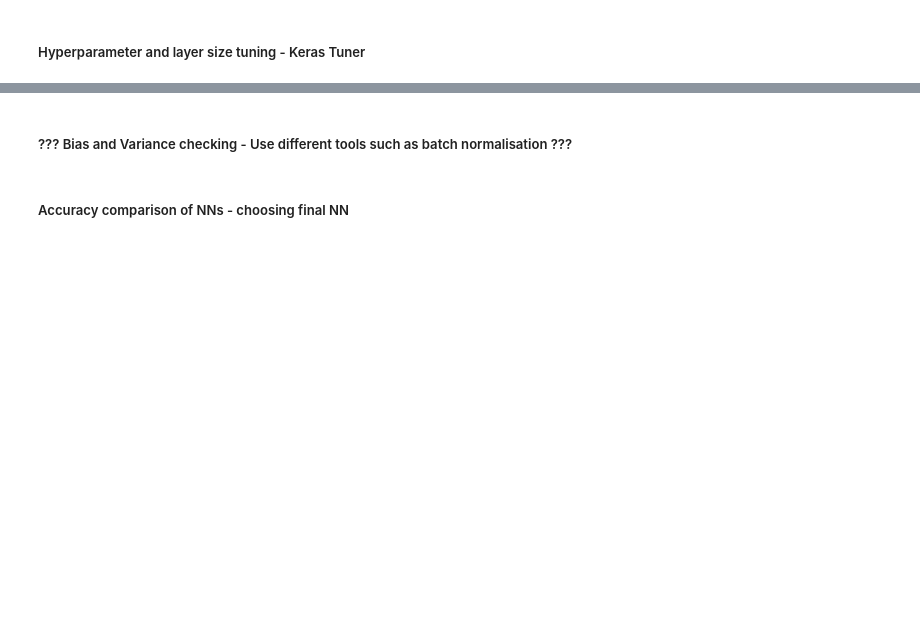
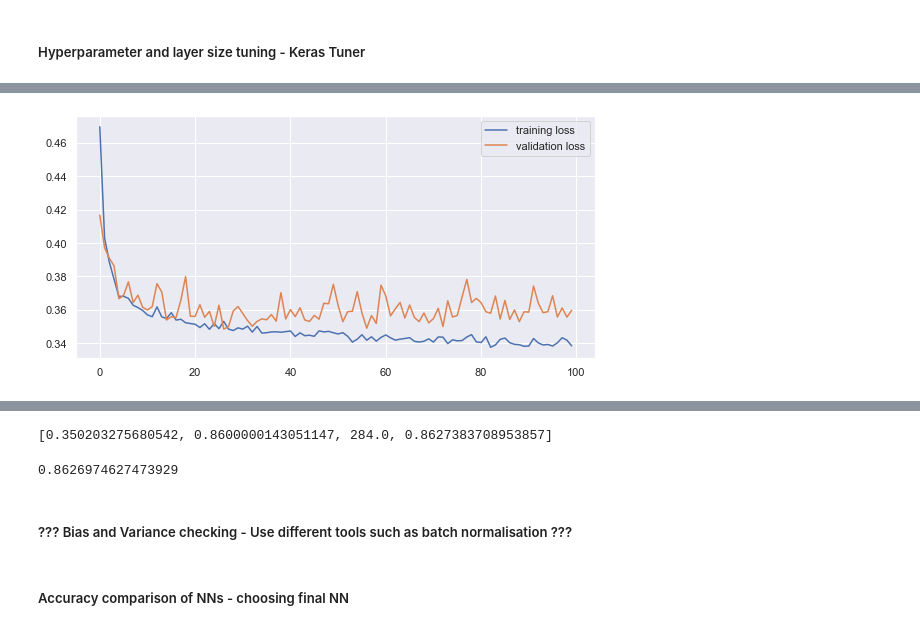
Before and after one commit to AML-final-course-project/SMM284, a Jupyter notebook: customer_churn.ipynb, the cells around one changed output, grey strips where cells are left out. Saved outputs shown, nothing was run; the diff lists cells and outputs as text; code cells hidden in the pictures; blank space fills up the shorter version.

```diff
--- a/customer_churn.ipynb
+++ b/customer_churn.ipynb
@@ -650,0 +1033,13 @@ model_benchmarking.evaluate(X_test, Y_test)
+# %%
+# create tunner
+tuner = kt.Hyperband(train_model_hp,
+                     # set an obejective of minimise loss
+                     objective='val_loss',
+                     max_epochs=100,
+                     factor=3,
+                     seed=235,
+                    #  directory='/Users/timliu/Documents/GitHub/SMM284',
+                    #  project_name='train_model_hp'
+                    )
+# find the best values
+tuner.search(X_train, Y_train, validation_data=(X_valid,Y_valid))
@@ -650,0 +1053,10 @@ model_benchmarking.evaluate(X_test, Y_test)
+# %%
+# get the best hyperparameters
+best_hps = tuner.get_best_hyperparameters()[0]
+
+# print out the best parameters
+print("\033[1m---------------------Best Parameters---------------------\033[0m")
+print("Best number of hidden layers: " + str(best_hps['num_layers']))
+print("Best learning rate: " + str(best_hps['learning_rate']))
+print("Best optimizer: " + str(best_hps['optimizer']))
+print("Best dropout rate: " + str(best_hps['dropout_rate']))
@@ -650,0 +1074,12 @@ model_benchmarking.evaluate(X_test, Y_test)
+# %%
+# create the best model
+model_modify = tuner.hypermodel.build(best_hps)
+
+#create another model
+log_modify = model_modify.fit(X_train, Y_train,
+               epochs=100,
+               validation_data=(X_valid,Y_valid),)
+#                callbacks=[early_stopping_cb])
+
+
+print("MSE on test set: " + str(model_modify.evaluate(X_test, Y_test)))
@@ -650,0 +1122,10 @@ model_benchmarking.evaluate(X_test, Y_test)
+# %%
+# visualise the lost
+plt.plot(log_modify.history['loss'],label = "training loss")
+plt.plot(log_modify.history['val_loss'], label = "validation loss")
+plt.legend()
+plt.show()
+# evalute the model on test set
+model_modify.evaluate(X_test, Y_test)
+# %% [output]
+[figure, added]
@@ -651,3 +1133,14 @@ model_benchmarking.evaluate(X_test, Y_test)
+[0.350203275680542, 0.8600000143051147, 284.0, 0.8627383708953857]
+# %%
+# make prediction on test set
+Y_prob = model_modify.predict(X_test)
+Y_prob = Y_prob.reshape(-1,)
+Y_prob = [ y for y in Y_prob]
+
+# get the AUC score
+roc_auc_score(Y_test, Y_prob)
+# %% [output]
+0.8626974627473929
 # %% [markdown]
 ##### ??? Bias and Variance checking - Use different tools such as batch normalisation ???
 # %% [markdown]
```
Also changed, not shown: parts of 55 cells of this notebook.
